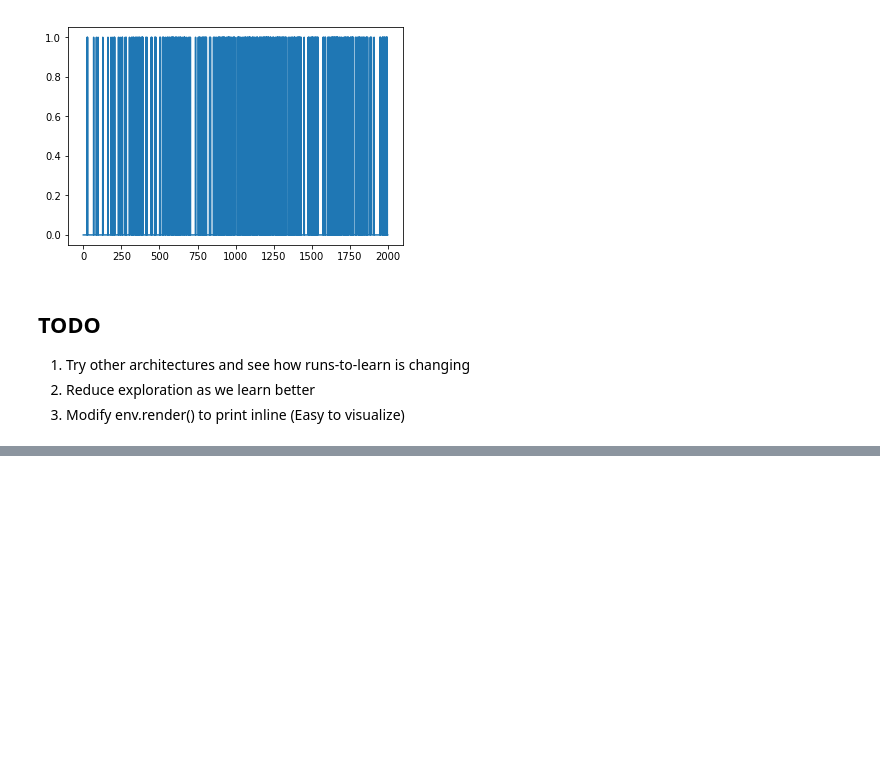
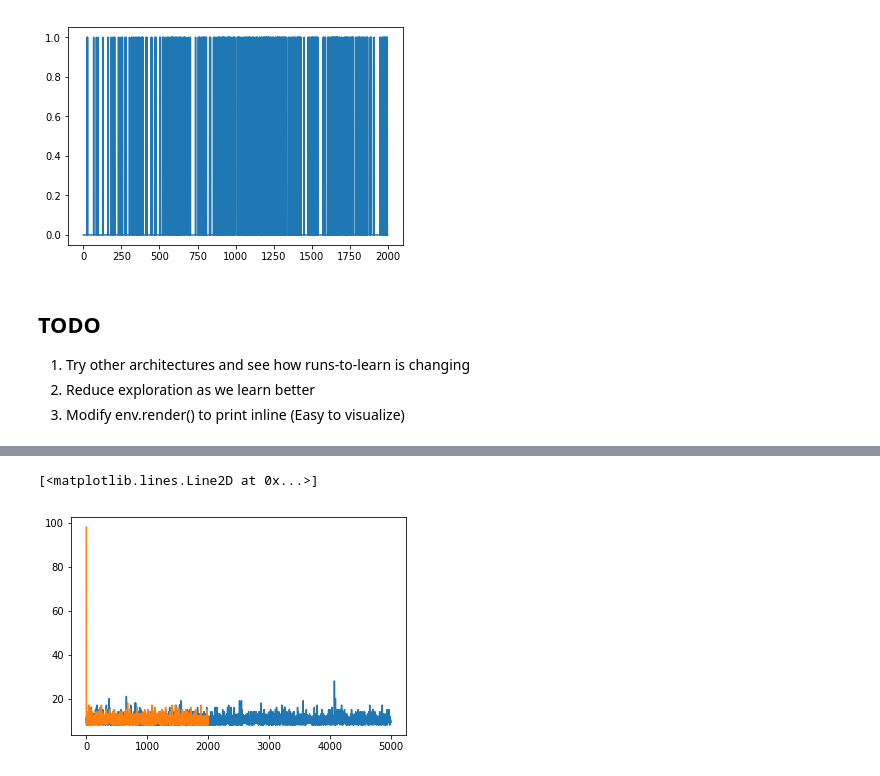
Before and after one commit to dsprahul/ReinforcementLearning, a Jupyter notebook: Q_Learning.ipynb, the cells around one changed output, grey strips where cells are left out. Cells and saved outputs as stored; diff of their text form; code cells hidden in the pictures; blank space fills up the shorter version.

```diff
--- a/Q_Learning.ipynb
+++ b/Q_Learning.ipynb
@@ -246,0 +353,9 @@ plt.plot(rewards_over_episodes)
+# %%
+from matplotlib import pyplot as plt
+%matplotlib inline
+
+plt.plot(rewards_over_episodes)
+plt.plot(rewards_over_episodes_1)
+# %% [output]
+[<matplotlib.lines.Line2D at 0x...>]
+[figure, added]
```
Also changed, not shown: parts of 8 cells of this notebook, 2 other files.
